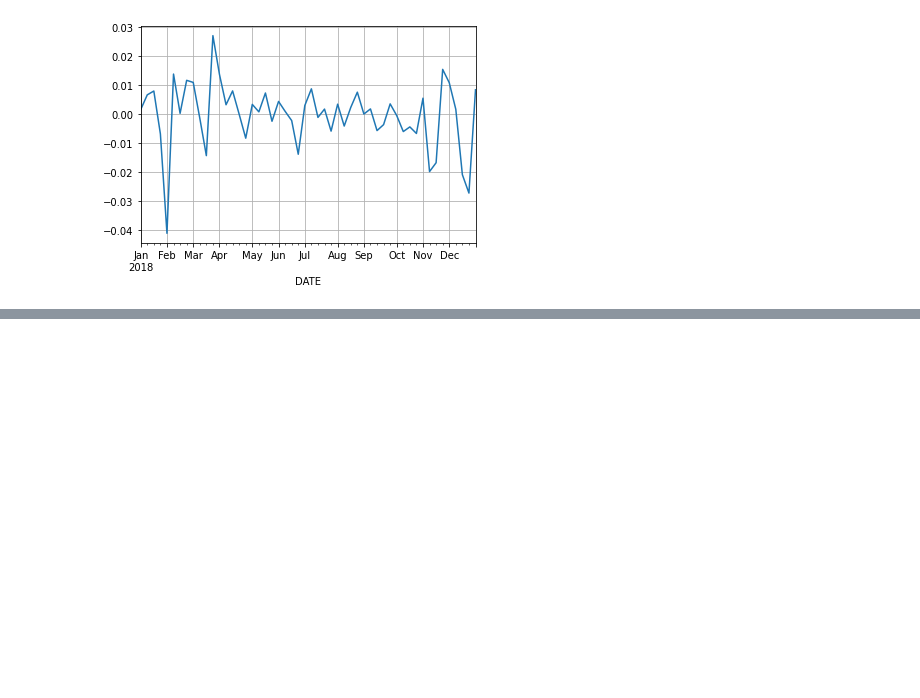
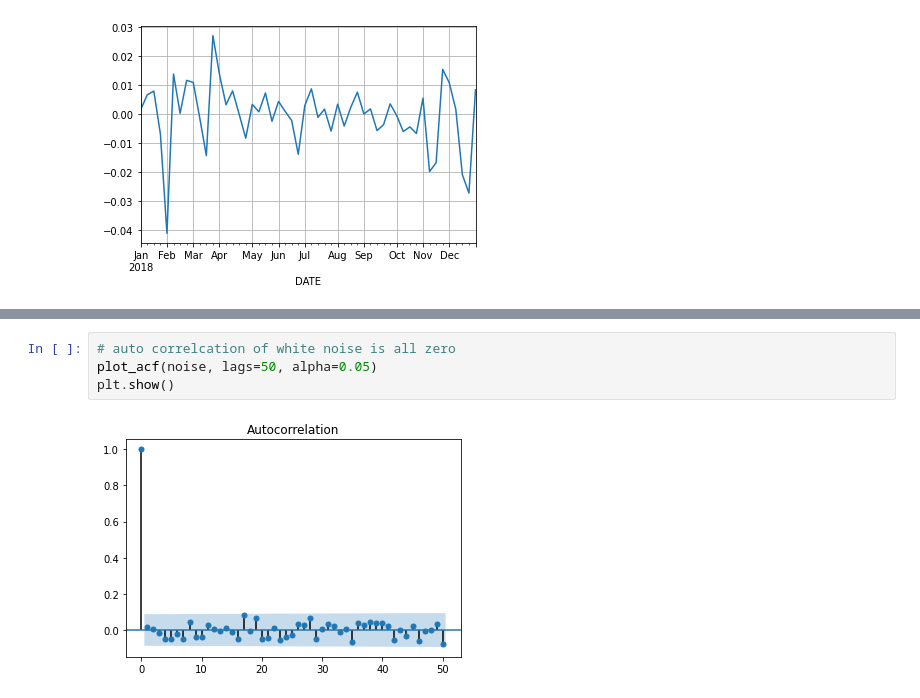
Before and after one commit to flyin01/dc, a Jupyter notebook: time_series_analysis.ipynb, the cells around one changed output, grey strips where cells are left out. Cells and saved outputs as stored; diff of their text form; blank space fills up the shorter version.

```diff
--- a/time_series_analysis.ipynb
+++ b/time_series_analysis.ipynb
@@ -700,0 +726,6 @@ TBD
+# %%
+# auto correlcation of white noise is all zero
+plot_acf(noise, lags=50, alpha=0.05)
+plt.show()
+# %% [output]
+[figure, added]
```
Also changed, not shown: parts of 12 cells of this notebook.
